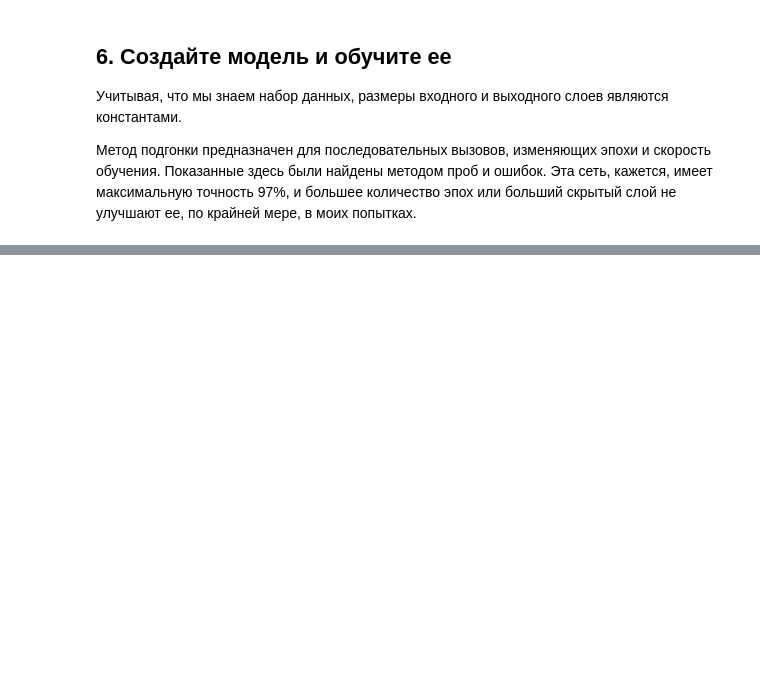
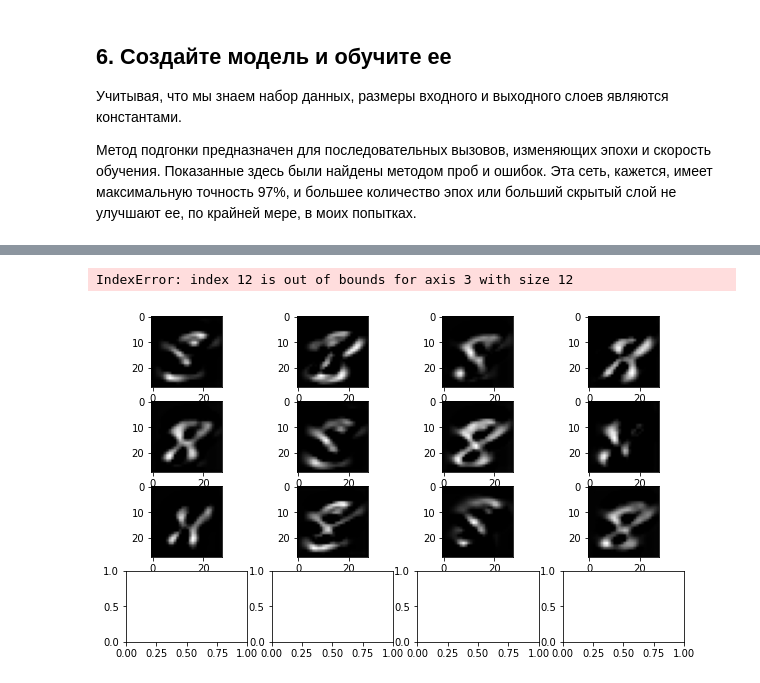
Before and after one commit to Ilya-Begalko/machine_learning_course, a Jupyter notebook: competition/competition_notebook.ipynb, the cells around one changed output, grey strips where cells are left out. Drawn from its saved outputs; the diff is of its cells as text; code cells hidden in the pictures; blank space fills up the shorter version.

```diff
--- a/competition/competition_notebook.ipynb
+++ b/competition/competition_notebook.ipynb
@@ -229,0 +449,5 @@ submission.to_csv("submission.csv", index=False)
+# %%
+display_activation(activations, 4, 4, 4)
+# %% [output]
+IndexError: index 12 is out of bounds for axis 3 with size 12
+[figure, added]
```
Also changed, not shown: parts of 25 cells of this notebook, 12 other files.
